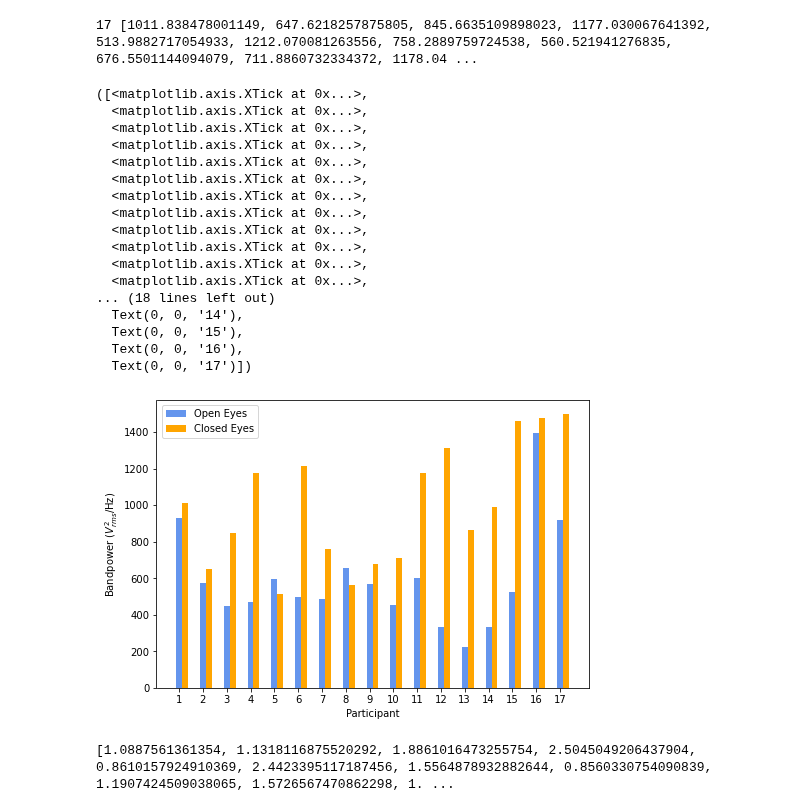
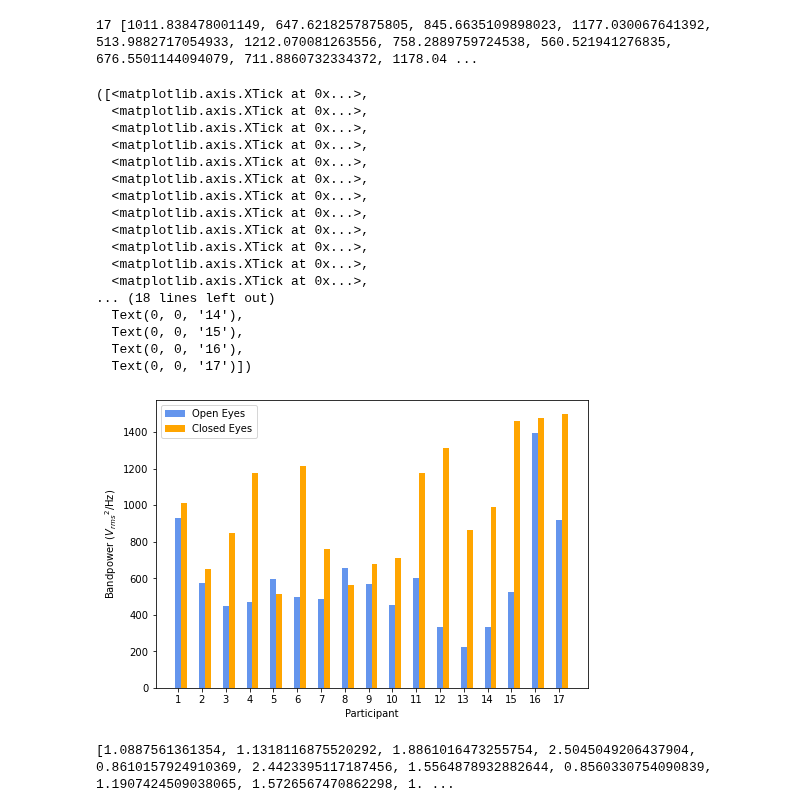
Before and after one commit to yagami009/ding, a Jupyter notebook: micropython/PythonBook.ipynb, the cells around one changed output. Saved outputs shown, nothing was run; the diff lists cells and outputs as text; code cells hidden in the pictures.

```diff
--- a/micropython/PythonBook.ipynb
+++ b/micropython/PythonBook.ipynb
@@ -244,35 +244,35 @@ import numpy as np
 import matplotlib.pyplot as plt
 
 X = np.arange(17)
 fig = plt.figure()
 ax = fig.add_axes([0,0,1,1])
 
 ax.bar(X + 0, data[0], color = 'cornflowerblue', width = 0.25)
 ax.bar(X + 0.25, data[1], color = 'orange', width = 0.25)
 ax.legend(['Open Eyes','Closed Eyes'])
 plt.xlabel('Participant')
-plt.ylabel('Bandpower ($V_{rms}}^2$/Hz)')
+plt.ylabel('Bandpower (${V_{rms}}^2$/Hz)')
 labels = [i for i in range(1,18)]
 plt.xticks([i for i in range(17)],labels)
 # %% [output]
 ([<matplotlib.axis.XTick at 0x...>,
   <matplotlib.axis.XTick at 0x...>,
   <matplotlib.axis.XTick at 0x...>,
   <matplotlib.axis.XTick at 0x...>,
   <matplotlib.axis.XTick at 0x...>,
   <matplotlib.axis.XTick at 0x...>,
   <matplotlib.axis.XTick at 0x...>,
   <matplotlib.axis.XTick at 0x...>,
   <matplotlib.axis.XTick at 0x...>,
   <matplotlib.axis.XTick at 0x...>,
   <matplotlib.axis.XTick at 0x...>,
   <matplotlib.axis.XTick at 0x...>,
 ... (18 lines left out)
   Text(0, 0, '14'),
   Text(0, 0, '15'),
   Text(0, 0, '16'),
   Text(0, 0, '17')])
-[figure, old version]
+[figure, new version]
 # %%
 ratios = []
 for i in range(len(open_eyes)):
```
